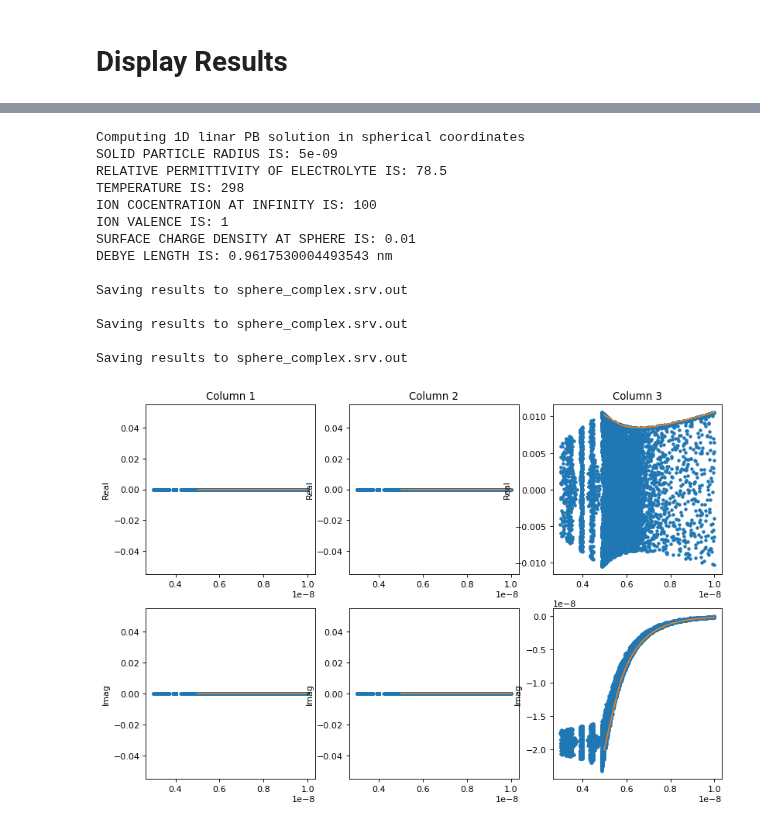
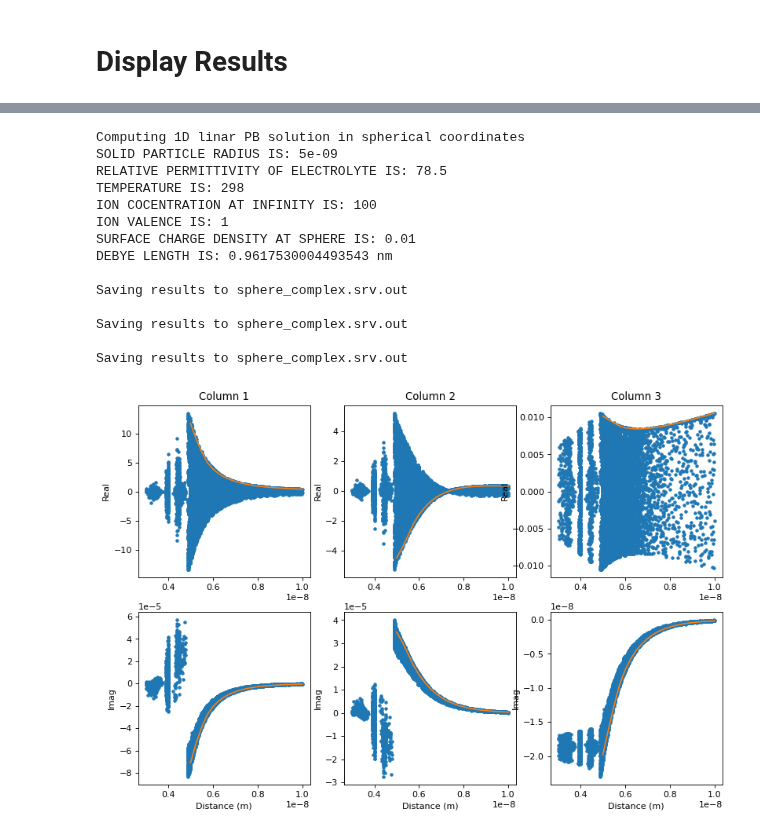
Before and after one commit to yuccadrew/sip, a Jupyter notebook: test_sphere_s61.ipynb, the cells around one changed output, grey strips where cells are left out. Saved outputs shown, nothing was run; the diff lists cells and outputs as text; code cells hidden in the pictures.

```diff
--- a/test_sphere_s61.ipynb
+++ b/test_sphere_s61.ipynb
@@ -1804,10 +1881,10 @@ if __name__=='__main__':
     nind_in=np.unique(elements[in_active_zones,:].flatten(order='C'))
     nind_stern=np.unique(faces[in_stern,:].flatten(order='C'))
 
-    #unod=solve_unod(K/perm0,b/perm0)
+    #unod=call_solver(K/perm0,b/perm0)
     nnode=len(nodes)
     nrep=int(len(b)/len(nodes)/2)
-    unod=solve_unod(K,b)
+    unod=call_solver(K,b)
     unod1=np.reshape(unod[:nnode*nrep],(nnode,nrep))
     unod2=np.reshape(unod[nnode*nrep:],(nnode,nrep))
 
@@ -1880,10 +1957,10 @@ if __name__=='__main__':
     nind_in=np.unique(elements[in_active_zones,:].flatten(order='C'))
     nind_stern=np.unique(faces[in_stern,:].flatten(order='C'))
 
-    #unod=solve_unod(K/perm0,b/perm0)
+    #unod=call_solver(K/perm0,b/perm0)
     nnode=len(nodes)
     nrep=int(len(b)/len(nodes)/2)
-    unod=solve_unod(K,b)
+    unod=call_solver(K,b)
     unod1=np.reshape(unod[:nnode*nrep],(nnode,nrep))
     unod2=np.reshape(unod[nnode*nrep:],(nnode,nrep))
 
@@ -1958,10 +2035,10 @@ if __name__=='__main__':
     nind_in=np.unique(elements[in_active_zones,:].flatten(order='C'))
     nind_stern=np.unique(faces[in_stern,:].flatten(order='C'))
 
-    #unod=solve_unod(K/perm0,b/perm0)
+    #unod=call_solver(K/perm0,b/perm0)
     nnode=len(nodes)
     nrep=int(len(b)/len(nodes)/2)
-    unod=solve_unod(K,b)
+    unod=call_solver(K,b)
     unod1=np.reshape(unod[:nnode*nrep],(nnode,nrep))
     unod2=np.reshape(unod[nnode*nrep:],(nnode,nrep))
 
@@ -2212,10 +2221,10 @@ if __name__=='__main__':
     nind_in=np.unique(elements[in_active_zones,:].flatten(order='C'))
     nind_stern=np.unique(faces[in_stern,:].flatten(order='C'))
 
-    #unod=solve_unod(K/perm0,b/perm0)
+    #unod=call_solver(K/perm0,b/perm0)
     nnode=len(nodes)
     nrep=int(len(b)/len(nodes)/2)
-    unod=solve_unod(K,b)
+    unod=call_solver(K,b)
     unod1=np.reshape(unod[:nnode*nrep],(nnode,nrep))
     unod2=np.reshape(unod[nnode*nrep:],(nnode,nrep))
 
@@ -2373,41 +2397,40 @@ ansol=ansol_sphere(output[:,1:5],a=5e-9,rel_perm=78.5,temp_K=298,
 fig,ax=plt.subplots(2,3,sharey=False,figsize=(12,8),dpi=80)
 axs=ax.flatten()
 
 dist=np.sqrt(nodes[:,0]**2+nodes[:,1]**2+nodes[:,2]**2)
 mask=(dist>3e-9)&(dist<1e-8)
 # mask=(dist>.1e-9)&(dist<5e-9)
-for i in range(unod1.shape[1]):
-    output=output_unod(nodes,unod1[:,i],srvfile)
+for i in range(len(unod_list[:3])):
+    output=output_unod(nodes,unod_list[i],srvfile)
 
-    axs[i].plot(dist[mask],np.real(unod1[mask,i]),'.')
+    axs[i].plot(dist[mask],np.real(unod_list[i][mask]),'.')
     #axs[i].plot(output[:,1],ansol[:,0],'*')
     axs[i].plot(output[:,1],output[:,6])
     axs[i].set_title('Column %d'%(i+1))
     axs[i].set_ylabel('Real')
 
-    axs[i+3].plot(dist[mask],np.imag(unod1[mask,i]),'.')
+    axs[i+3].plot(dist[mask],np.imag(unod_list[i][mask]),'.')
     axs[i+3].plot(output[:,1],output[:,7])
-    #axs[i+3].set_xlabel('Distance (m)')
+    axs[i+3].set_xlabel('Distance (m)')
     axs[i+3].set_ylabel('Imag')
 
-#     mask=dist<=5e-9
-#     axs[2].plot(dist[mask],np.real(unod1[mask,0]),'.')
+plt.show()
 # %% [output]
 Computing 1D linar PB solution in spherical coordinates
 SOLID PARTICLE RADIUS IS: 5e-09
 RELATIVE PERMITTIVITY OF ELECTROLYTE IS: 78.5
 TEMPERATURE IS: 298
 ION COCENTRATION AT INFINITY IS: 100
 ION VALENCE IS: 1
 SURFACE CHARGE DENSITY AT SPHERE IS: 0.01
 DEBYE LENGTH IS: 0.9617530004493543 nm
 
 Saving results to sphere_complex.srv.out
 
 Saving results to sphere_complex.srv.out
 
 Saving results to sphere_complex.srv.out
-[figure, old version]
+[figure, new version]
 # %%
 %matplotlib inline
 import matplotlib.pyplot as plt
```
Also changed, not shown: parts of 23 cells of this notebook.
